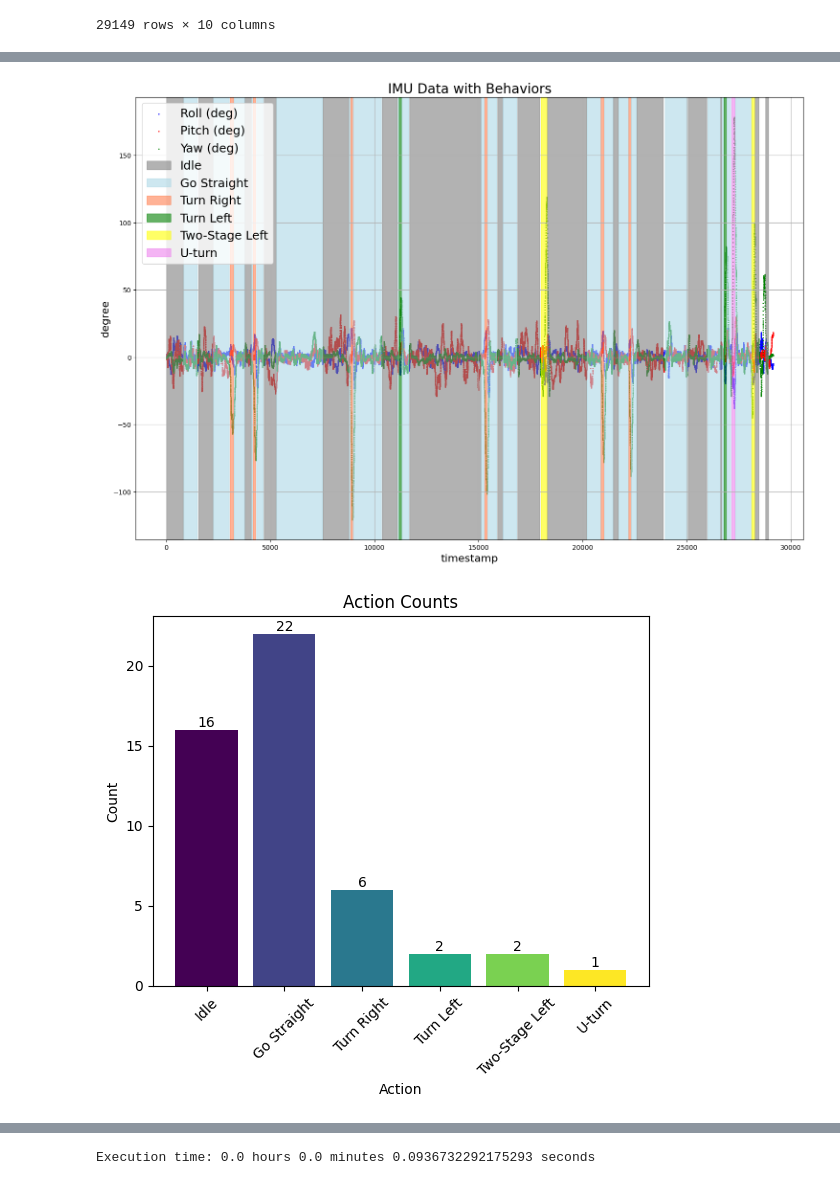
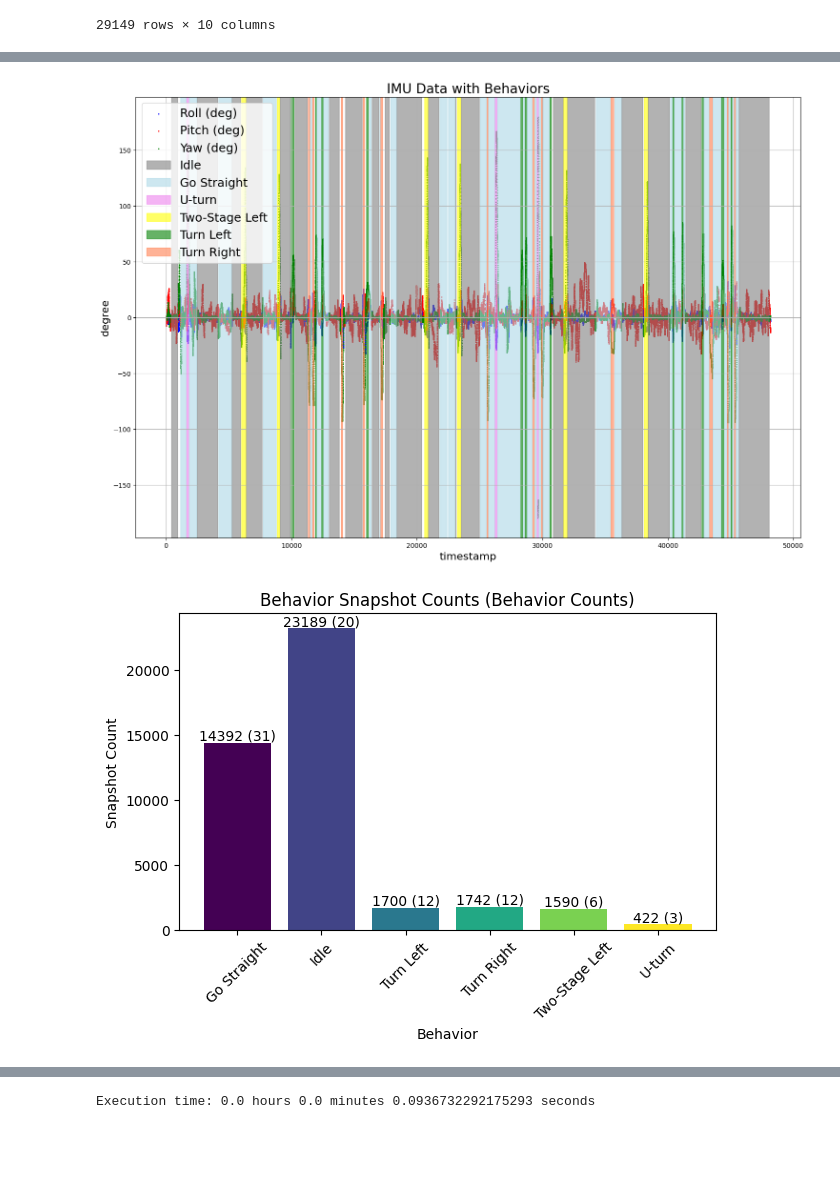
Before and after one commit to SROP6313/Motor_RideTrack, a Jupyter notebook: IMU_Analyze.ipynb, the cells around one changed output, grey strips where cells are left out. Saved outputs shown, nothing was run; the diff lists cells and outputs as text; code cells hidden in the pictures; blank space fills up the shorter version.

```diff
--- a/IMU_Analyze.ipynb
+++ b/IMU_Analyze.ipynb
@@ -64,7 +66,7 @@ import matplotlib.pyplot as plt
 import pandas as pd
 
 # Load the provided CSV file
-file_path = './20240611_data/20240611_eric_2_sliding_window.csv'
+file_path = './20240708_data/20240708_Eric_sliding_window.csv'
 data = pd.read_csv(file_path)
 
 # Extract relevant columns
@@ -118,45 +120,56 @@ plt.grid(True)
 plt.legend(prop={'size': 18}, loc='upper left')
 plt.show()
 # %% [output]
-[figure, old version]
+[figure, new version]
 # %%
-# 繪製動作數量
+# 繪製動作數量與snapshot數量
 import pandas as pd
 import matplotlib.pyplot as plt
 import numpy as np
 
 # 讀取CSV文件
-df = pd.read_csv('./20240611_data/20240611_eric_2_sliding_window.csv', skip_blank_lines=False)
+df = pd.read_csv('./20240708_data/20240708_Eric_sliding_window.csv', skip_blank_lines=False)
 
 # 初始化變數
 last_action = None
 action_counts = {}
+total_counts = {}
 
 # 遍歷每一行
 for action in df['Action']:
-    if action != last_action:
-        if (action not in action_counts) and (str(action) != 'nan'):
-            action_counts[action] = 0
-        if str(action) != 'nan':
+    if str(action) != 'nan':
+        # 更新總行數
+        if action not in total_counts:
+            total_counts[action] = 0
+        total_counts[action] += 1
+
+        # 更新區域次數
+        if action != last_action:
+            if action not in action_counts:
+                action_counts[action] = 0
             action_counts[action] += 1
     last_action = action
 
-# 繪製長條圖
-actions = list(action_counts.keys())
-counts = list(action_counts.values())
+# 確定特定順序
+desired_order = ['Go Straight', 'Idle', 'Turn Left', 'Turn Right', 'Two-Stage Left', 'U-turn']
+actions = [action for action in desired_order if action in action_counts]
+counts = [action_counts[action] for action in actions]
+total_counts_list = [total_counts[action] for action in actions]
 
+# 繪製總行數長條圖
 colors = plt.cm.viridis(np.linspace(0, 1, len(actions)))
 
-plt.bar(actions, counts, color=colors)
-plt.xlabel('Action')
-plt.ylabel('Count')
-plt.title('Action Counts')
+plt.bar(actions, total_counts_list, color=colors)
+plt.xlabel('Behavior')
+plt.ylabel('Snapshot Count')
+plt.title('Behavior Snapshot Counts (Behavior Counts)')
 plt.xticks(rotation=45)  # 旋轉文字45度
 
-# 顯示每個長條的數值
-for i, count in enumerate(counts):
-    plt.text(i, count, str(count), ha='center', va='bottom')
+# 顯示每個長條的總行數和區域次數
+for i, (total, count) in enumerate(zip(total_counts_list, counts)):
+    plt.text(i, total, f'{total} ({count})', ha='center', va='bottom')
 
+plt.tight_layout()
 plt.show()
 # %% [output]
-[figure, old version]
+[figure, new version]
```
Also changed, not shown: parts of 4 cells of this notebook.
